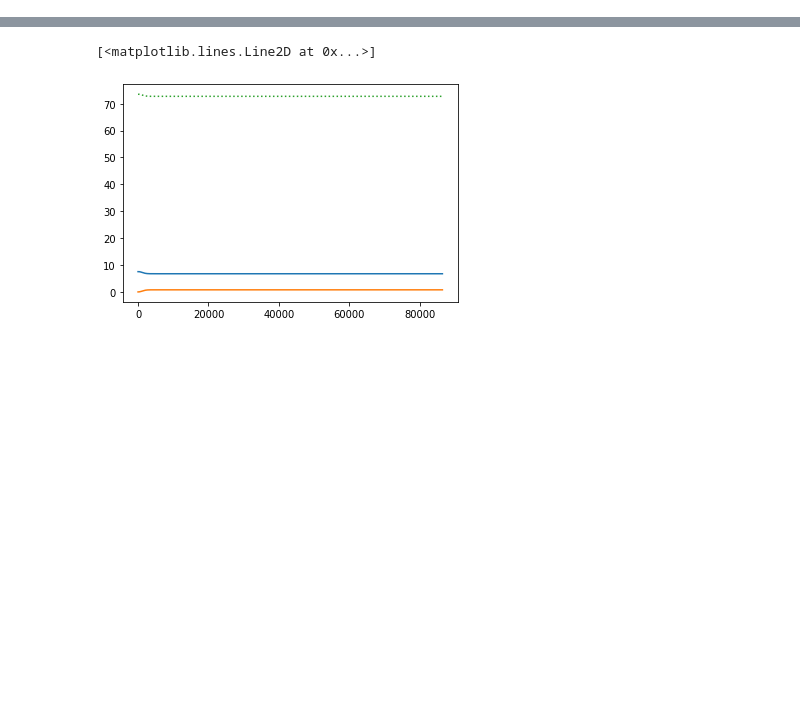
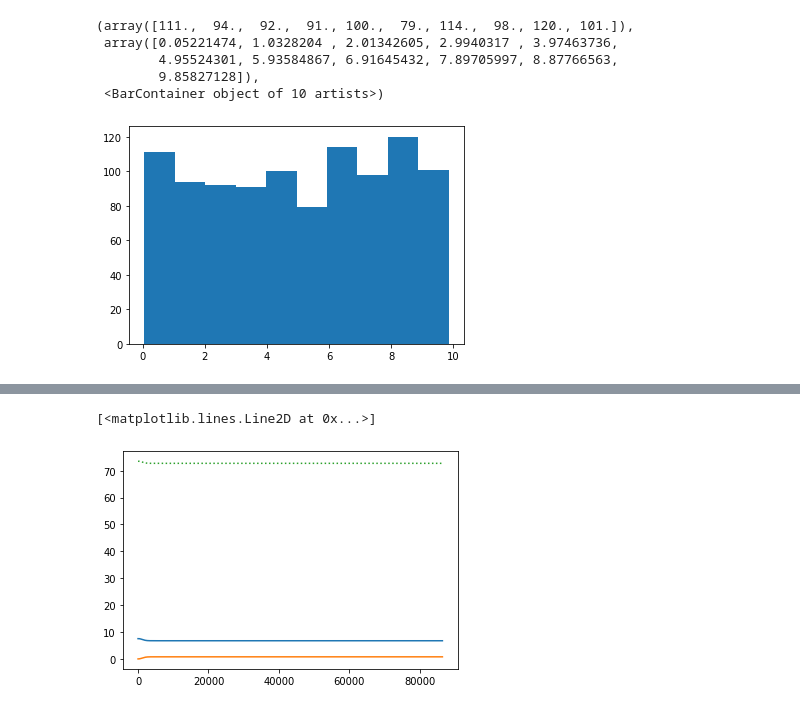
Before and after one commit to carothersresearch/ODBM, a Jupyter notebook: buildModelFromExcel.ipynb, the cells around one changed output, grey strips where cells are left out. Cells and saved outputs as stored; diff of their text form; code cells hidden in the pictures; blank space fills up the shorter version.

```diff
--- a/buildModelFromExcel.ipynb
+++ b/buildModelFromExcel.ipynb
@@ -37,3 +38,14 @@ for k,v in solubilities.items():
 
 serine_mw = 105.09
 malate_mw = 134.0874
+# %%
+N = 1000
+serine = {'SERINE':np.random.uniform(solubilities['Serine']/100, solubilities['Serine']*2, N)}
+plt.hist(serine.values())
+# %% [output]
+(array([111.,  94.,  92.,  91., 100.,  79., 114.,  98., 120., 101.]),
+ array([0.05221474, 1.0328204 , 2.01342605, 2.9940317 , 3.97463736,
+        4.95524301, 5.93584867, 6.91645432, 7.89705997, 8.87766563,
+        9.85827128]),
+ <BarContainer object of 10 artists>)
+[figure, added]
```
Also changed, not shown: parts of 10 cells of this notebook.
